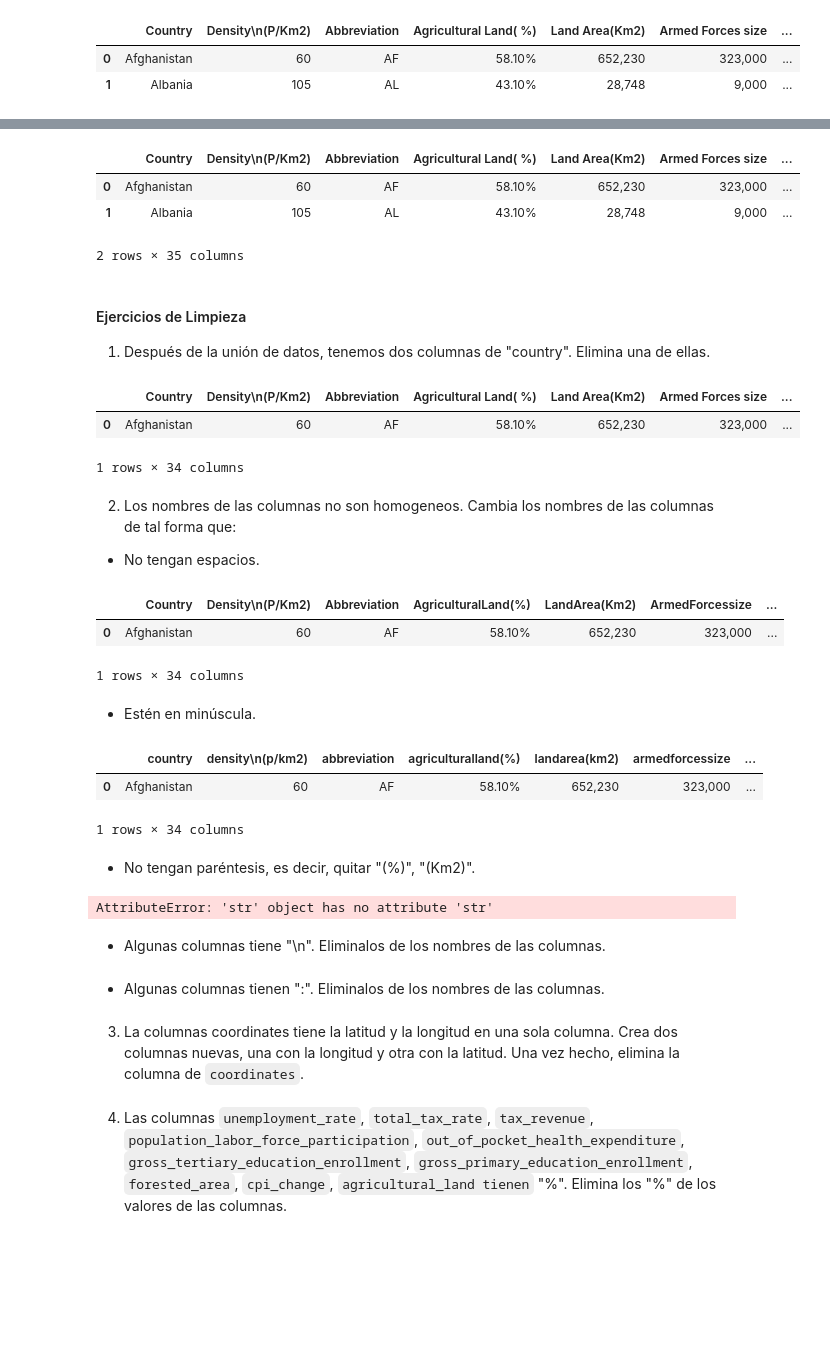
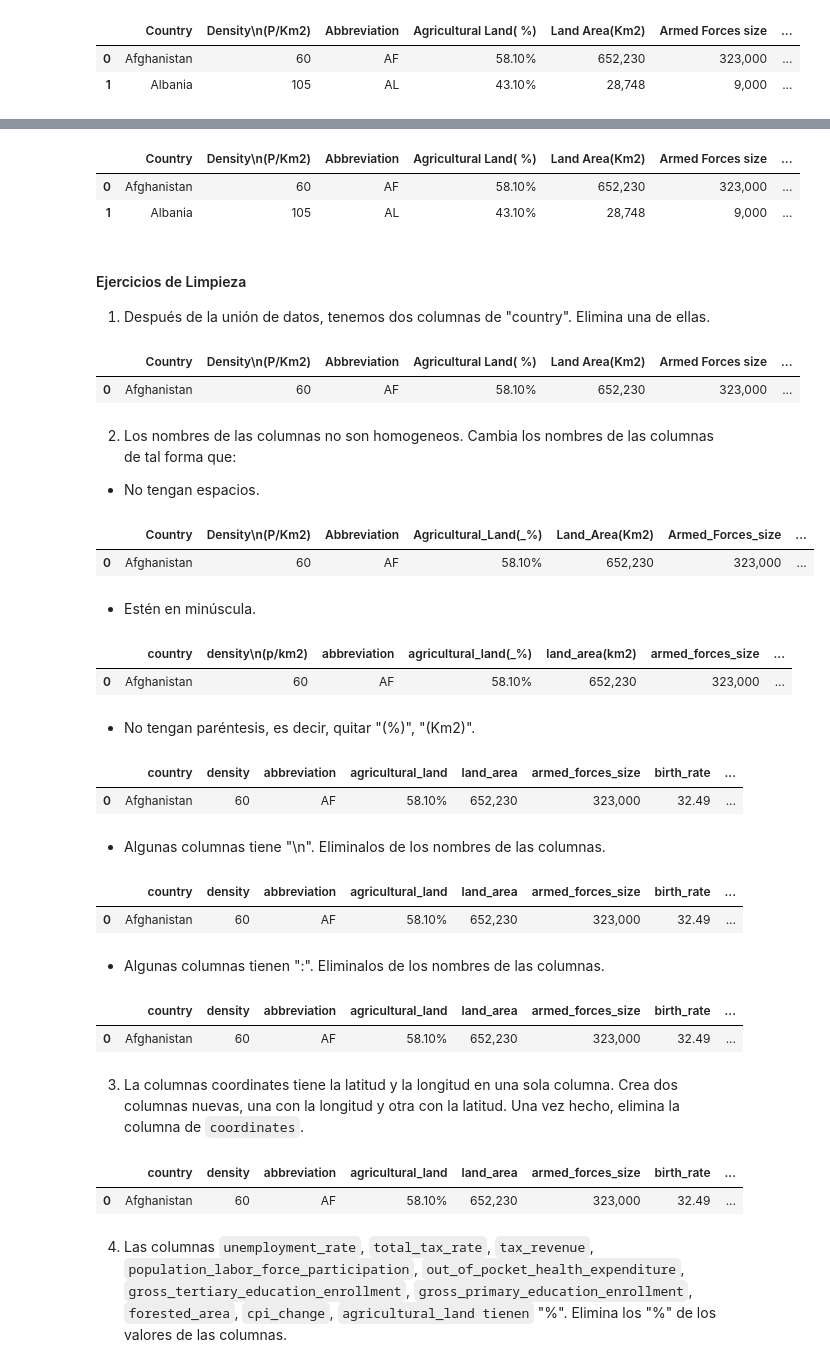
Before and after one commit to DianaG92/adalab-pair_programming-modulo3, a Jupyter notebook: promoH-modulo3-pairprogramming-Union-Limpieza-DIANA_ISA.ipynb, the cells around one changed output, grey strips where cells are left out. Cells and saved outputs as stored; diff of their text form; code cells hidden in the pictures; blank space fills up the shorter version.

```diff
--- a/promoH-modulo3-pairprogramming-Union-Limpieza-DIANA_ISA.ipynb
+++ b/promoH-modulo3-pairprogramming-Union-Limpieza-DIANA_ISA.ipynb
@@ -19,6 +19,8 @@ Asegúrate de realizar los siguientes pasos:
 # %%
 import pandas as pd
 import numpy as np
+
+pd.set_option("display.max_columns", None)
 # %%
 #Ponemos index_col=0 para que no traiga la columna 'Unnamed'
 df_world1 = pd.read_csv("world-data-2023_part1.csv", index_col=0)
@@ -43,7 +45,6 @@ df_merged.head(2)
 |  | Country | Density\n(P/Km2) | Abbreviation | Agricultural Land( %) | Land Area(Km2) | Armed Forces size | ... |
 | 0 | Afghanistan | 60 | AF | 58.10% | 652,230 | 323,000 | ... |
 | 1 | Albania | 105 | AL | 43.10% | 28,748 | 9,000 | ... |
-2 rows × 35 columns
 # %% [markdown]
 #### Ejercicios de Limpieza
 1. Después de la unión de datos, tenemos dos columnas de "country". Elimina una de ellas.
@@ -54,7 +55,6 @@ df_merged.head(1)
 # %% [output]
 |  | Country | Density\n(P/Km2) | Abbreviation | Agricultural Land( %) | Land Area(Km2) | Armed Forces size | ... |
 | 0 | Afghanistan | 60 | AF | 58.10% | 652,230 | 323,000 | ... |
-1 rows × 34 columns
 # %% [markdown]
 2. Los nombres de las columnas no son homogeneos. Cambia los nombres de las columnas de tal forma que:
 
@@ -62,29 +62,20 @@ df_merged.head(1)
 # %%
 #Itero las columnas del df_merged y reemplazo los ' ' por ''
 #for i in df_merged.columns:
 #    i.replace(' ', '')
 
-df_merged.columns=[i.replace(' ','') for i in df_merged.columns]
+df_merged.columns=[i.replace(' ','_') for i in df_merged.columns]
 df_merged.head(1)
 # %% [output]
-|  | Country | Density\n(P/Km2) | Abbreviation | AgriculturalLand(%) | LandArea(Km2) | ArmedForcessize | ... |
+|  | Country | Density\n(P/Km2) | Abbreviation | Agricultural_Land(_%) | Land_Area(Km2) | Armed_Forces_size | ... |
 | 0 | Afghanistan | 60 | AF | 58.10% | 652,230 | 323,000 | ... |
-1 rows × 34 columns
 # %% [markdown]
 - Estén en minúscula.
 # %%
 df_merged.columns=[i.lower() for i in df_merged.columns]
 df_merged.head(1)
 # %% [output]
-|  | country | density\n(p/km2) | abbreviation | agriculturalland(%) | landarea(km2) | armedforcessize | ... |
+|  | country | density\n(p/km2) | abbreviation | agricultural_land(_%) | land_area(km2) | armed_forces_size | ... |
 | 0 | Afghanistan | 60 | AF | 58.10% | 652,230 | 323,000 | ... |
-1 rows × 34 columns
 # %% [markdown]
 - No tengan paréntesis, es decir, quitar "(%)", "(Km2)".
-# %%
-for i in df_merged.columns:
-    i.str.replace('(%)', '').str.replace('(km2)', '').str.replace('(p/km2)', '')
-
-df_merged.head(1)
-# %% [output]
-AttributeError: 'str' object has no attribute 'str'
@@ -95,8 +82,33 @@ for col in df_merged.columns:
+# %%
+df_merged.columns = [col.split("(")[0].strip() for col in df_merged.columns]
+df_merged.head(1)
+# %% [output]
+|  | country | density | abbreviation | agricultural_land | land_area | armed_forces_size | birth_rate | ... |
+| 0 | Afghanistan | 60 | AF | 58.10% | 652,230 | 323,000 | 32.49 | ... |
 # %% [markdown]
 - Algunas columnas tiene "\n". Eliminalos de los nombres de las columnas.
+# %%
+df_merged.columns = [col.replace("\n", "") for col in df_merged.columns]
+df_merged.head(1)
+# %% [output]
+|  | country | density | abbreviation | agricultural_land | land_area | armed_forces_size | birth_rate | ... |
+| 0 | Afghanistan | 60 | AF | 58.10% | 652,230 | 323,000 | 32.49 | ... |
 # %% [markdown]
 - Algunas columnas tienen ":". Eliminalos de los nombres de las columnas.
+# %%
+df_merged.columns = [col.replace(":", "") for col in df_merged.columns]
+df_merged.head(1)
+# %% [output]
+|  | country | density | abbreviation | agricultural_land | land_area | armed_forces_size | birth_rate | ... |
+| 0 | Afghanistan | 60 | AF | 58.10% | 652,230 | 323,000 | 32.49 | ... |
 # %% [markdown]
 3. La columnas coordinates tiene la latitud y la longitud en una sola columna. Crea dos columnas nuevas, una con la longitud y otra con la latitud. Una vez hecho, elimina la columna de `coordinates`.
+# %%
+df_merged[['latitud', 'longitud']] = df_merged['coordinates'].str.split(",", expand=True)
+df_merged = df_merged.drop("coordinates", axis=1)
+df_merged.head(1)
+# %% [output]
+|  | country | density | abbreviation | agricultural_land | land_area | armed_forces_size | birth_rate | ... |
+| 0 | Afghanistan | 60 | AF | 58.10% | 652,230 | 323,000 | 32.49 | ... |
 # %% [markdown]
 4. Las columnas `unemployment_rate`, `total_tax_rate`, `tax_revenue`, `population_labor_force_participation`, `out_of_pocket_health_expenditure`, `gross_tertiary_education_enrollment`, `gross_primary_education_enrollment`, `forested_area`, `cpi_change`, `agricultural_land tienen` "%". Elimina los "%" de los valores de las columnas.
```
Also changed, not shown: parts of 3 cells of this notebook.
